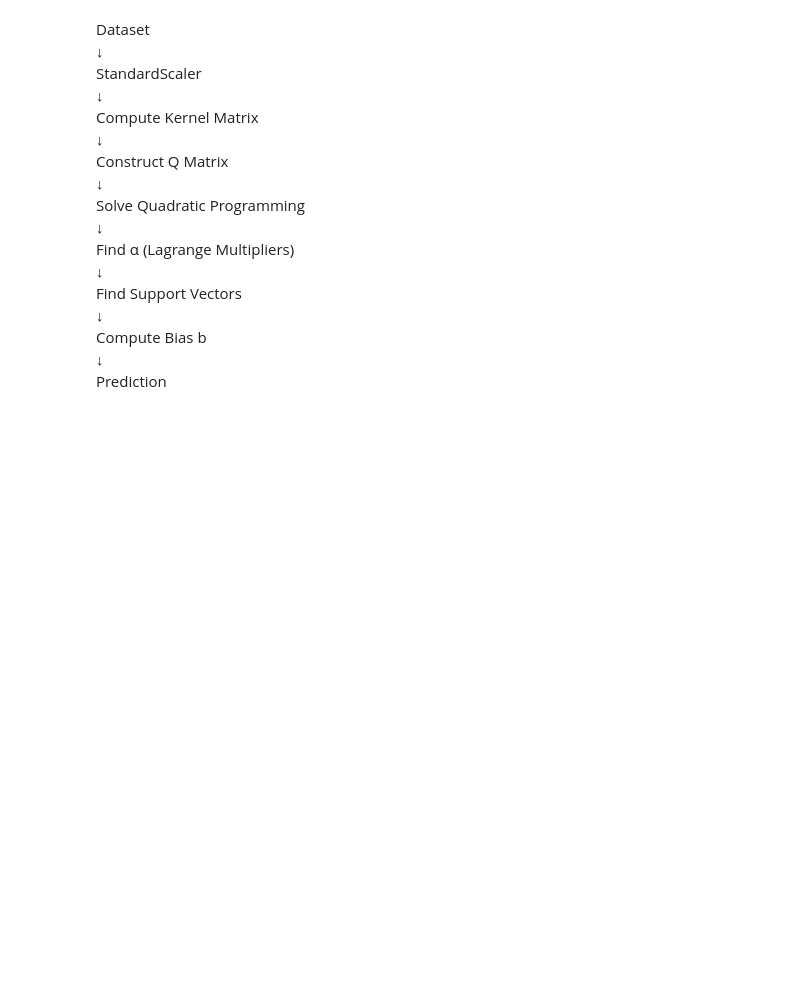
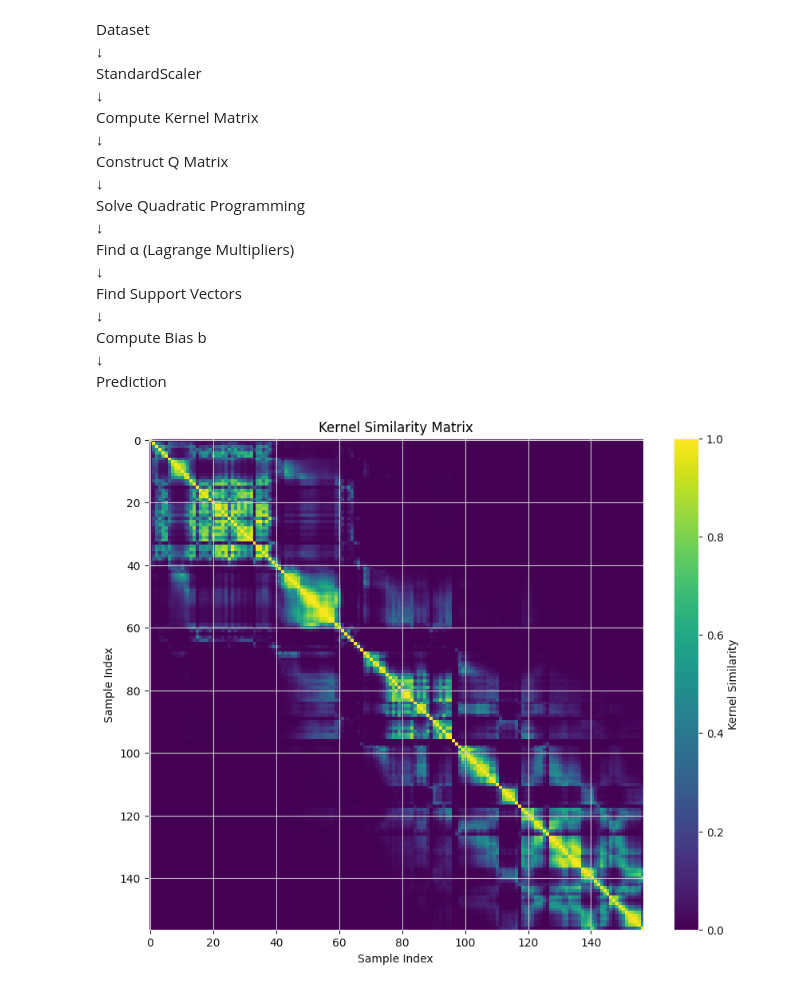
Before and after one commit to alaricbat/FinancialApp, a Jupyter notebook: AA002FinancialAI/ai-module/svm/svm_kernel.ipynb, the cells around one changed output. Saved outputs shown, nothing was run; the diff lists cells and outputs as text; code cells hidden in the pictures; blank space fills up the shorter version.

Commit message:
Common:SVM:20260719:Visualize Kernel Matrix

```diff
--- a/AA002FinancialAI/ai-module/svm/svm_kernel.ipynb
+++ b/AA002FinancialAI/ai-module/svm/svm_kernel.ipynb
@@ -774,3 +774,23 @@ for i in range(n):
             (X_numpy[i] - X_numpy[j]) ** 2
         )
         K[i, j] = np.exp(-gamma * distance)
+# %%
+#Visualize Kernel Matrix with Heatmap
+
+plt.figure(figsize=(10,8))
+
+plt.imshow(
+    K,
+    cmap="viridis",
+    aspect="auto"
+)
+
+plt.colorbar(label="Kernel Similarity")
+
+plt.xlabel("Sample Index")
+plt.ylabel("Sample Index")
+
+plt.title("Kernel Similarity Matrix")
+plt.show()
+# %% [output]
+[figure, added]
```
Also changed, not shown: parts of 1 cell of this notebook.
